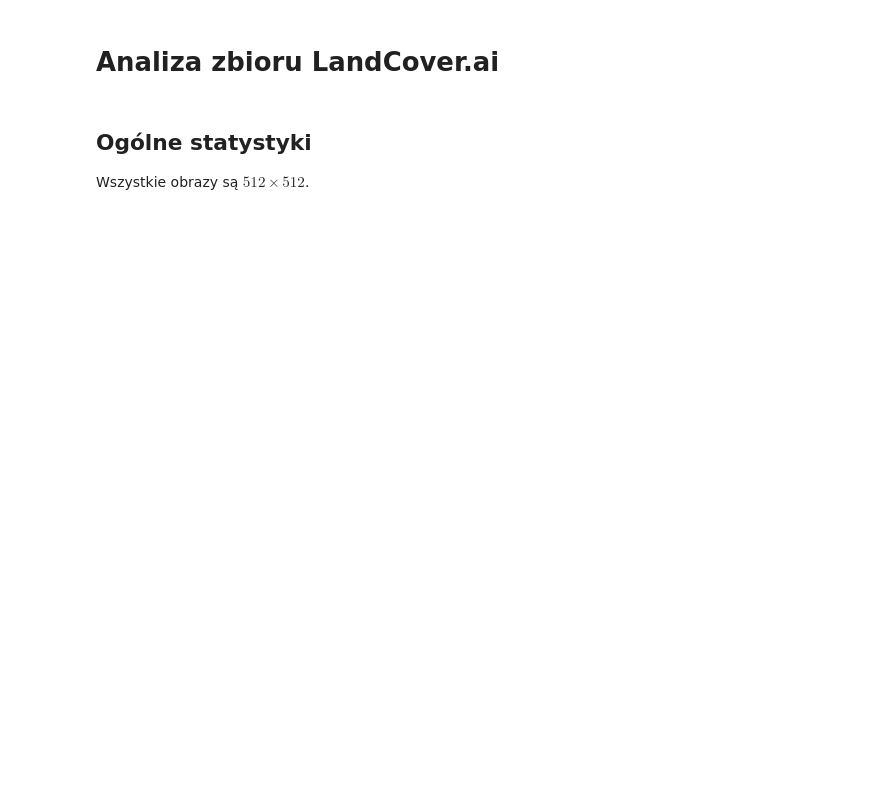
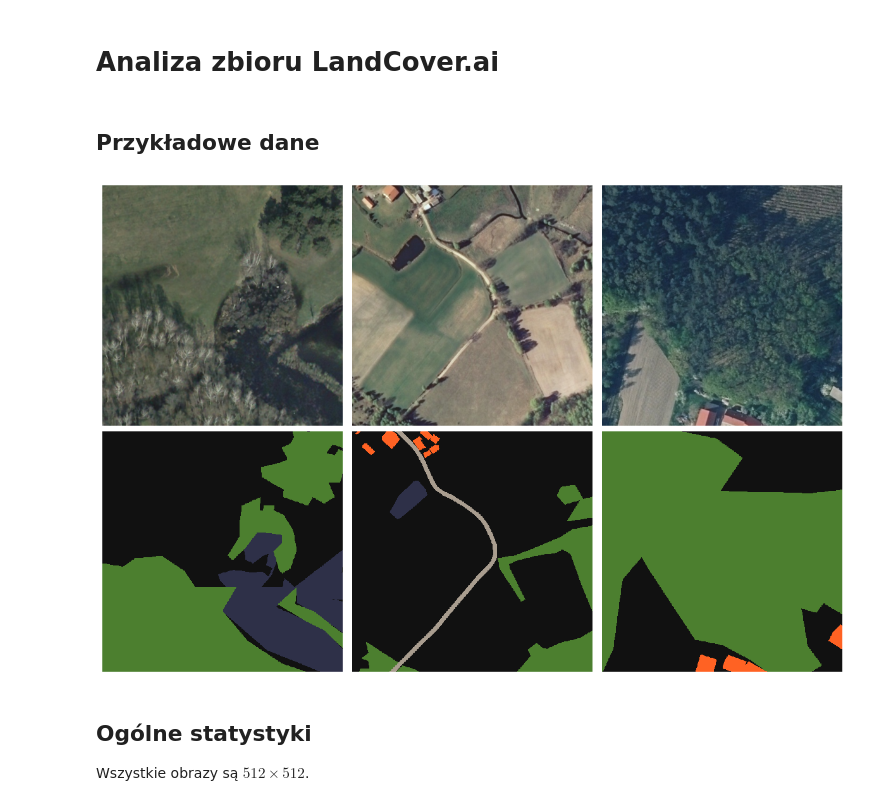
Before and after one commit to MeasureZer0/neural-networks-project-2, a Jupyter notebook: notebooks/data_exploration.ipynb, the cells around one changed output. Drawn from its saved outputs; the diff is of its cells as text; code cells hidden in the pictures; blank space fills up the shorter version.

```diff
--- a/notebooks/data_exploration.ipynb
+++ b/notebooks/data_exploration.ipynb
@@ -25,16 +29,30 @@ data_test = LandcoverDataset(image_dir=DATA_DIR / "output",
                                           split_file=DATA_DIR / "test.txt",
                                           return_meta=True)
 # %%
-data = data_val # ZMIENIĆ NA TRAIN
+np.random.seed(1)
+sample_size = 2000
 
-np.random.seed(1)
-sample_size = 500 # ZWIĘKSZYĆ
-
-rng_indices = np.random.randint(0, len(data), sample_size)
-sample_train = [data_train[i] for i in rng_indices]
-sample_val = [data_val[i] for i in rng_indices]
-sample_test = [data_test[i] for i in rng_indices]
-sample_data = [data[i] for i in rng_indices]
+sample_train = [data_train[i] for i in np.random.choice(range(len(data_train)), sample_size, replace=False)]
+# %% [markdown]
+## Przykładowe dane
+# %%
+np.random.seed(20)
+fig, axes = plt.subplots(2, 3, figsize=(12, 8))
+axes = axes.flatten()
+img_count = axes.size // 2
+mask_cols = ['#111111', '#ff6223', '#4c7f2f', '#2e3048', '#a99d8f']
+random_pics_id = np.random.randint(0, len(data_val), img_count)
+for i, img_id in enumerate(random_pics_id):
+    image = Image.open(sample_train[img_id]["path"])
+    axes[i].imshow(image)
+    axes[i].axis("off")
+
+    axes[i + img_count].imshow(sample_train[img_id]["mask"], cmap=ListedColormap(mask_cols), vmin=0, vmax=4, interpolation='nearest')
+    axes[i + img_count].axis("off")
+plt.tight_layout()
+plt.show()
+# %% [output]
+[figure, added]
 # %% [markdown]
 ## Ogólne statystyki
 Wszystkie obrazy są $512 \times 512$.
```
Also changed, not shown: parts of 12 cells of this notebook.
